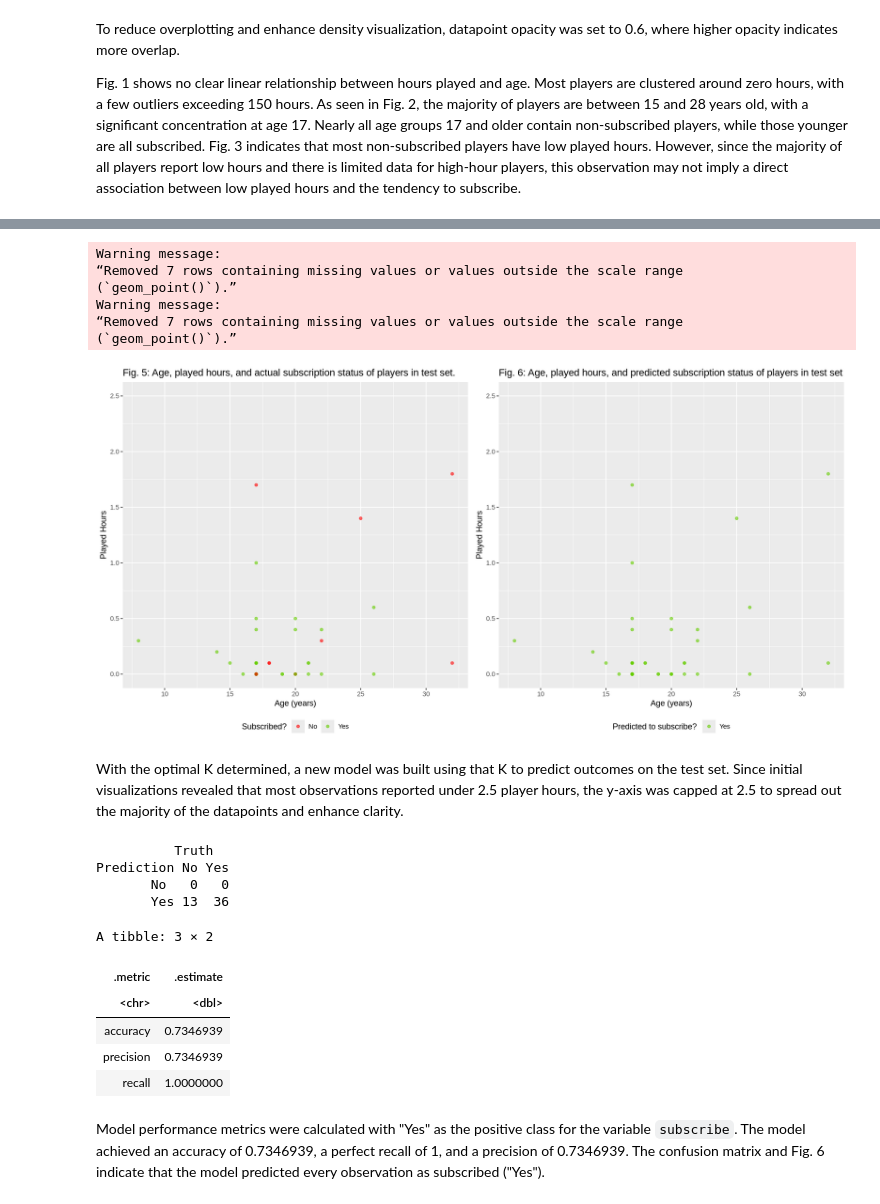
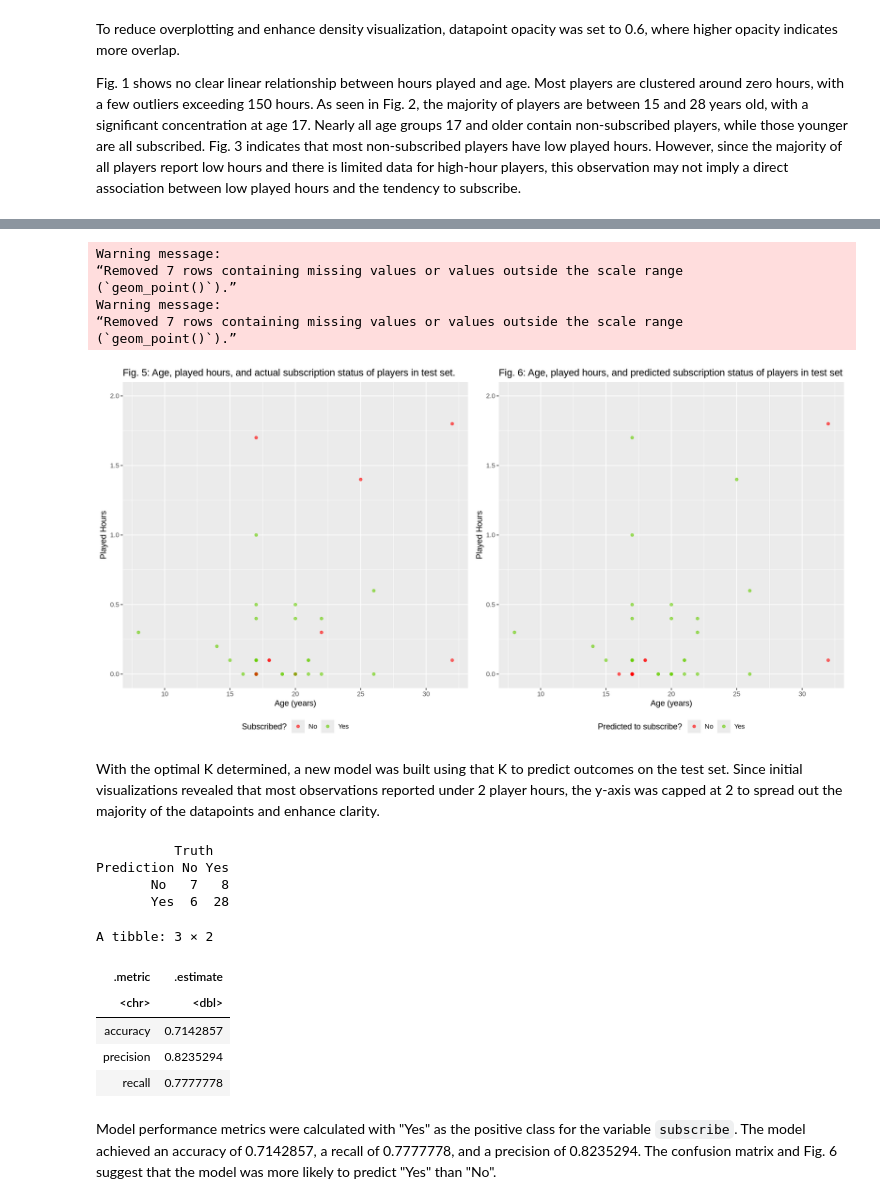
Before and after one commit to oo74/DSCI-100-Project, a Jupyter notebook: code final.ipynb, the cells around one changed output, grey strips where cells are left out. Drawn from its saved outputs; the diff is of its cells as text; code cells hidden in the pictures.

```diff
--- a/code final.ipynb
+++ b/code final.ipynb
@@ -141,7 +142,7 @@ Fig. 1 shows no clear linear relationship between hours played and age. Most pla
 players <- drop_na(players)
 nrow(players)
 
-k_vals <- tibble(neighbors = 1:25)
+k_vals <- tibble(neighbors = 1:10)
 
 players_split <- initial_split(players, prop = 0.75, strata = subscribe)
 players_train <- training(players_split)
@@ -199,39 +200,39 @@ players_best_spec <- nearest_neighbor(weight_func = "rectangular", neighbors = b
 players_fit <- workflow() |>
     add_recipe(players_recipe) |>
     add_model(players_best_spec) |>
     fit(data = players_train)
 
 players_predicted <- players_fit |>
     predict(players_test) |>
     bind_cols(players_test)
 
 players_plot <- players_predicted |>
     ggplot(aes(x = Age, y = played_hours, color = subscribe)) +
     geom_point(alpha = 0.6) +
     labs(x = "Age (years)", y = "Played Hours", title = "Fig. 5: Age, played hours, and actual subscription status of players in test set.", color = "Subscribed?") +
-    ylim(0, 2.5) +
+    ylim(0, 2) +
     theme(text = element_text(size = 11), legend.position = "bottom", legend.direction = "horizontal") +
     scale_color_manual(values = c("red", "chartreuse3"))
 
 players_predicted_plot <- players_predicted |>
     ggplot(aes(x = Age, y = played_hours, color = .pred_class)) +
     geom_point(alpha = 0.6) +
     labs(x = "Age (years)", y = "Played Hours", title = "Fig. 6: Age, played hours, and predicted subscription status of players in test set", color = "Predicted to subscribe?") +
-    ylim(0, 2.5) +
+    ylim(0, 2) +
     theme(text = element_text(size = 11), legend.position = "bottom", legend.direction = "horizontal") +
-    scale_color_manual(values = "chartreuse3")
+    scale_color_manual(values = c("red", "chartreuse3"))
 
 plot_grid(players_plot, players_predicted_plot, ncol = 2)
 # %% [output]
 Warning message:
 “Removed 7 rows containing missing values or values outside the scale range
 (`geom_point()`).”
 Warning message:
 “Removed 7 rows containing missing values or values outside the scale range
 (`geom_point()`).”
-[figure, old version]
+[figure, new version]
 # %% [markdown]
-With the optimal K determined, a new model was built using that K to predict outcomes on the test set. Since initial visualizations revealed that most observations reported under 2.5 player hours, the y-axis was capped at 2.5 to spread out the majority of the datapoints and enhance clarity.
+With the optimal K determined, a new model was built using that K to predict outcomes on the test set. Since initial visualizations revealed that most observations reported under 2 player hours, the y-axis was capped at 2 to spread out the majority of the datapoints and enhance clarity.
 # %%
 players_accuracy <- players_predicted |>
     metrics(truth = subscribe, estimate = .pred_class) |>
@@ -252,15 +253,15 @@ bind_rows(players_accuracy, players_precision, players_recall) |>
 # %% [output]
           Truth
 Prediction No Yes
-       No   0   0
-       Yes 13  36
+       No   7   8
+       Yes  6  28
 A tibble: 3 × 2
 | .metric | .estimate |
 | <chr> | <dbl> |
-| accuracy | 0.7346939 |
-| precision | 0.7346939 |
-| recall | 1.0000000 |
+| accuracy | 0.7142857 |
+| precision | 0.8235294 |
+| recall | 0.7777778 |
 # %% [markdown]
-Model performance metrics were calculated with "Yes" as the positive class for the variable `subscribe`. The model achieved an accuracy of 0.7346939, a perfect recall of 1, and a precision of 0.7346939. The confusion matrix and Fig. 6 indicate that the model predicted every observation as subscribed ("Yes").
+Model performance metrics were calculated with "Yes" as the positive class for the variable `subscribe`. The model achieved an accuracy of 0.7142857, a recall of 0.7777778, and a precision of 0.8235294. The confusion matrix and Fig. 6 suggest that the model was more likely to predict "Yes" than "No".
 # %% [markdown]
 ## (4) Discussion:
```
Also changed, not shown: parts of 10 cells of this notebook.
